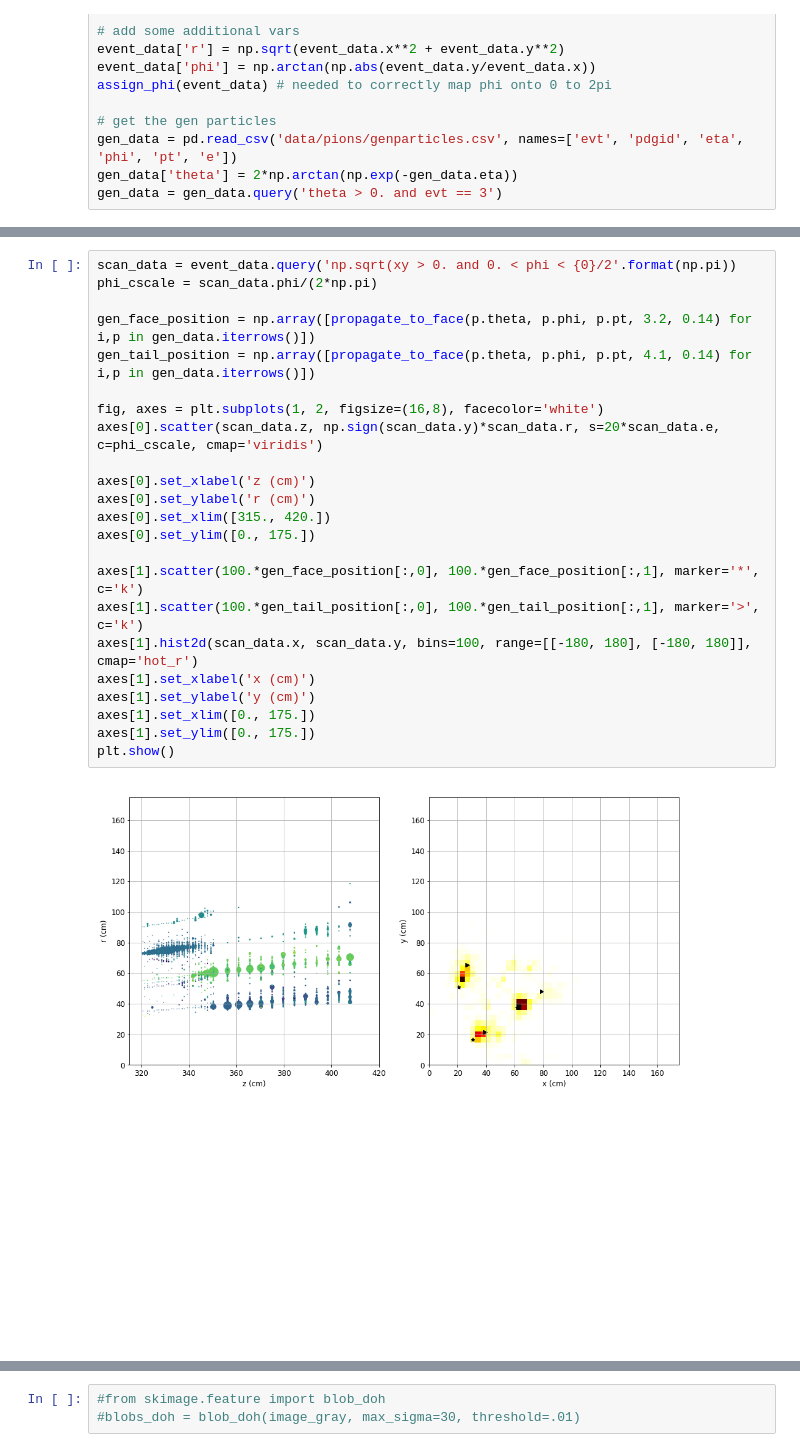
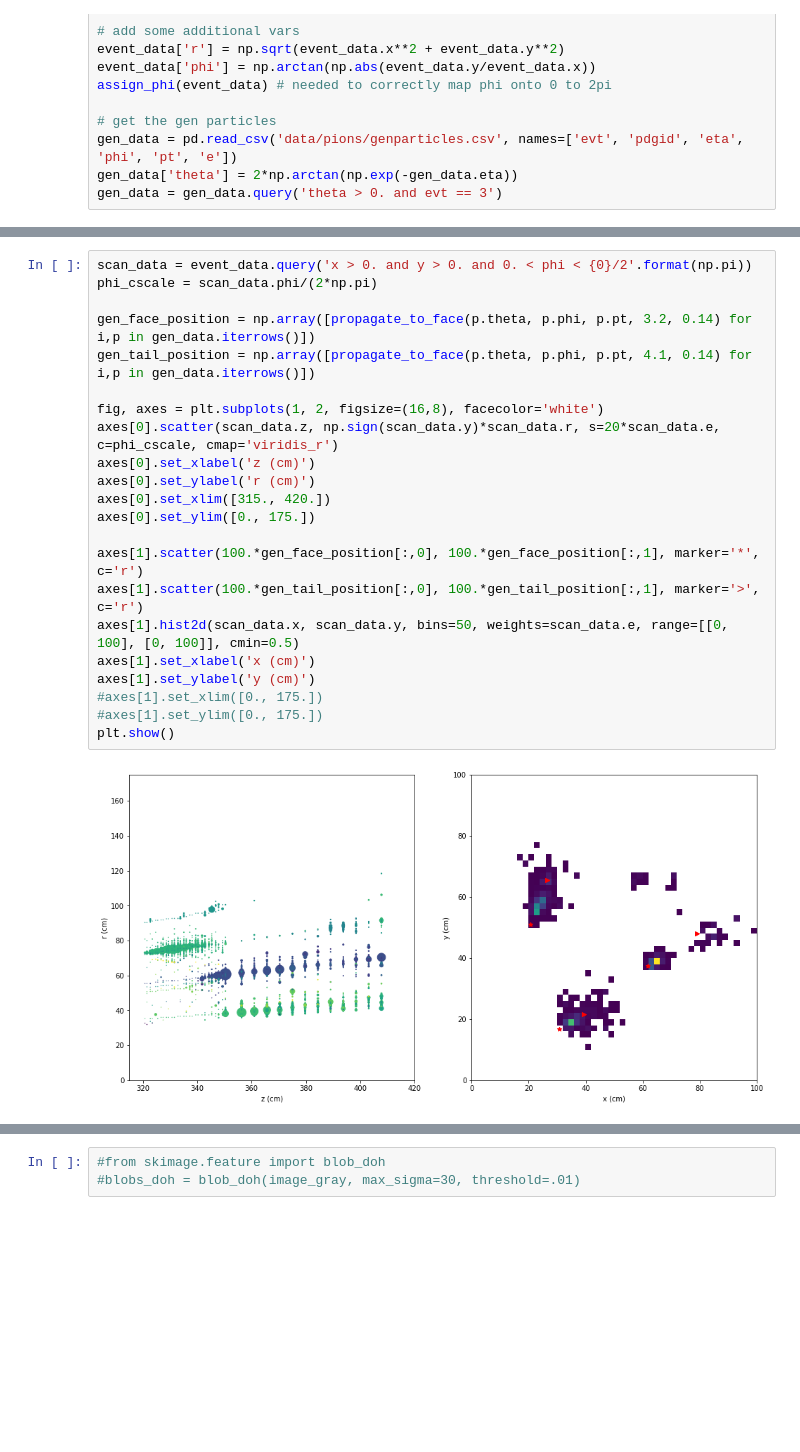
Before and after one commit to NWUHEP/hgcal-analysis, a Jupyter notebook: notebooks/hgcal_3d.ipynb, the cells around one changed output, grey strips where cells are left out. Cells and saved outputs as stored; diff of their text form; blank space fills up the shorter version.

```diff
--- a/notebooks/hgcal_3d.ipynb
+++ b/notebooks/hgcal_3d.ipynb
@@ -52,28 +54,27 @@ axes[1].set_xlim([0.99, 1.15])
 # %%
-scan_data = event_data.query('np.sqrt(xy > 0. and 0. < phi < {0}/2'.format(np.pi))
+scan_data = event_data.query('x > 0. and y > 0. and 0. < phi < {0}/2'.format(np.pi))
 phi_cscale = scan_data.phi/(2*np.pi)
 
 gen_face_position = np.array([propagate_to_face(p.theta, p.phi, p.pt, 3.2, 0.14) for i,p in gen_data.iterrows()])
 gen_tail_position = np.array([propagate_to_face(p.theta, p.phi, p.pt, 4.1, 0.14) for i,p in gen_data.iterrows()])
 
 fig, axes = plt.subplots(1, 2, figsize=(16,8), facecolor='white')
-axes[0].scatter(scan_data.z, np.sign(scan_data.y)*scan_data.r, s=20*scan_data.e, c=phi_cscale, cmap='viridis')
-
+axes[0].scatter(scan_data.z, np.sign(scan_data.y)*scan_data.r, s=20*scan_data.e, c=phi_cscale, cmap='viridis_r')
 axes[0].set_xlabel('z (cm)')
 axes[0].set_ylabel('r (cm)')
 axes[0].set_xlim([315., 420.])
 axes[0].set_ylim([0., 175.])
 
-axes[1].scatter(100.*gen_face_position[:,0], 100.*gen_face_position[:,1], marker='*', c='k')
-axes[1].scatter(100.*gen_tail_position[:,0], 100.*gen_tail_position[:,1], marker='>', c='k')
-axes[1].hist2d(scan_data.x, scan_data.y, bins=100, range=[[-180, 180], [-180, 180]], cmap='hot_r')
+axes[1].scatter(100.*gen_face_position[:,0], 100.*gen_face_position[:,1], marker='*', c='r')
+axes[1].scatter(100.*gen_tail_position[:,0], 100.*gen_tail_position[:,1], marker='>', c='r')
+axes[1].hist2d(scan_data.x, scan_data.y, bins=50, weights=scan_data.e, range=[[0, 100], [0, 100]], cmin=0.5)
 axes[1].set_xlabel('x (cm)')
 axes[1].set_ylabel('y (cm)')
-axes[1].set_xlim([0., 175.])
-axes[1].set_ylim([0., 175.])
+#axes[1].set_xlim([0., 175.])
+#axes[1].set_ylim([0., 175.])
 plt.show()
 # %% [output]
-[figure, old version]
+[figure, new version]
 # %%
 # plot the rechits (requires plotly and an internet connection)
 sd     = event_data.query('e > 0.1')
```
Also changed, not shown: parts of 3 cells of this notebook.
